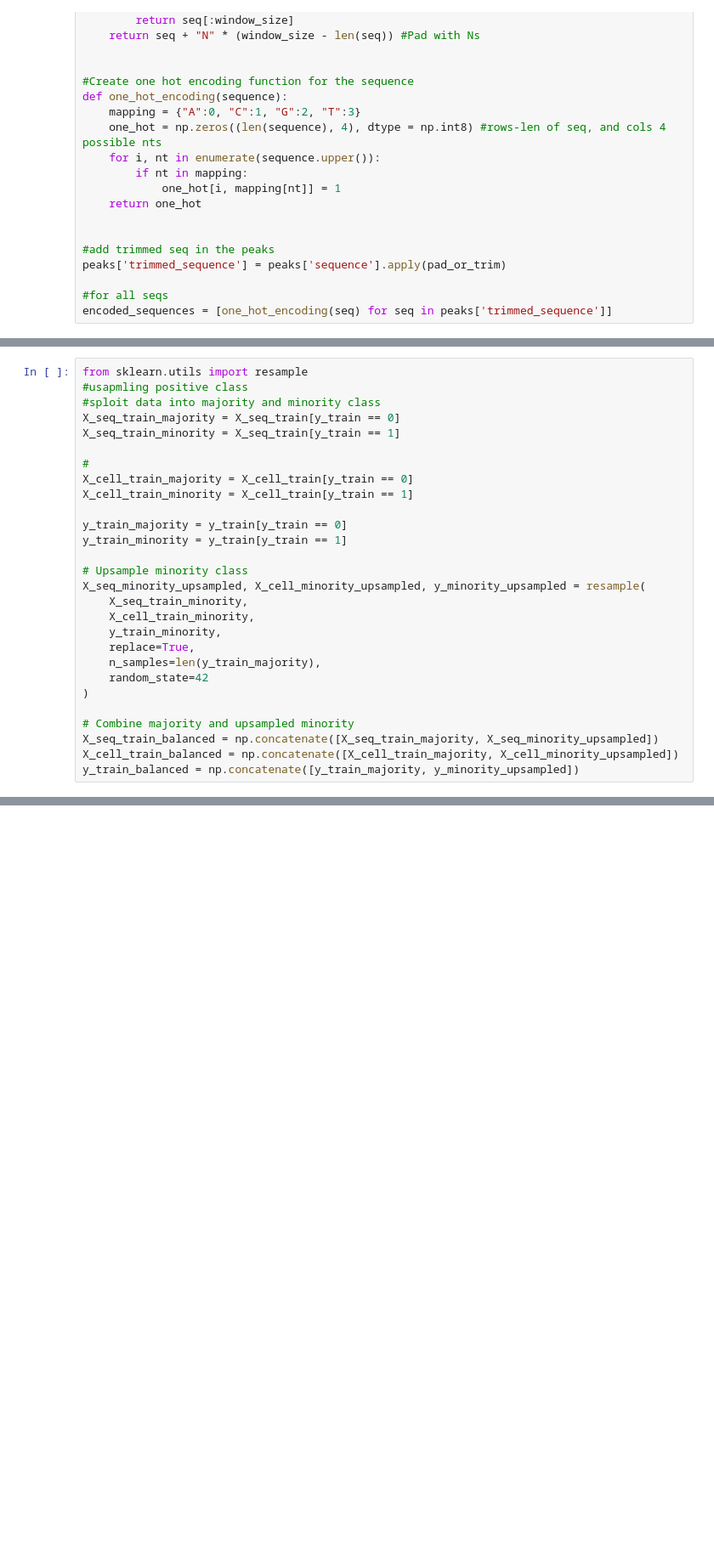
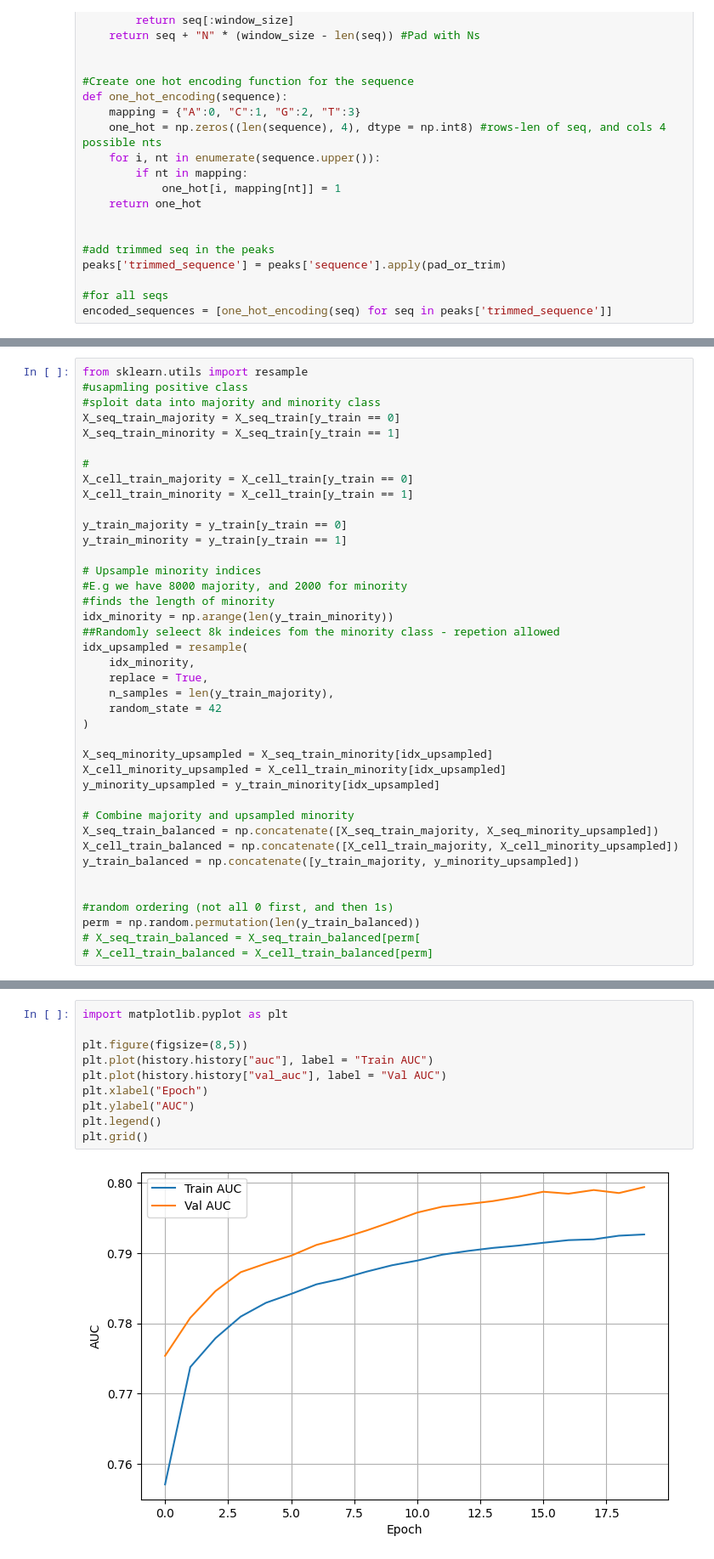
Before and after one commit to haris18s/portofolio, a Jupyter notebook: SAS-NET/SAS-NET.ipynb, the cells around one changed output, grey strips where cells are left out. Shown at 85% size. Cells and saved outputs as stored; diff of their text form; blank space fills up the shorter version.

```diff
--- a/SAS-NET/SAS-NET.ipynb
+++ b/SAS-NET/SAS-NET.ipynb
@@ -308,19 +375,31 @@ X_cell_train_minority = X_cell_train[y_train == 1]
 y_train_majority = y_train[y_train == 0]
 y_train_minority = y_train[y_train == 1]
 
-# Upsample minority class
-X_seq_minority_upsampled, X_cell_minority_upsampled, y_minority_upsampled = resample(
-    X_seq_train_minority,
-    X_cell_train_minority,
-    y_train_minority,
-    replace=True,
-    n_samples=len(y_train_majority),
-    random_state=42
+# Upsample minority indices
+#E.g we have 8000 majority, and 2000 for minority
+#finds the length of minority
+idx_minority = np.arange(len(y_train_minority))
+##Randomly seleect 8k indeices fom the minority class - repetion allowed
+idx_upsampled = resample(
+    idx_minority,
+    replace = True,
+    n_samples = len(y_train_majority),
+    random_state = 42
 )
+
+X_seq_minority_upsampled = X_seq_train_minority[idx_upsampled]
+X_cell_minority_upsampled = X_cell_train_minority[idx_upsampled]
+y_minority_upsampled = y_train_minority[idx_upsampled]
 
 # Combine majority and upsampled minority
 X_seq_train_balanced = np.concatenate([X_seq_train_majority, X_seq_minority_upsampled])
 X_cell_train_balanced = np.concatenate([X_cell_train_majority, X_cell_minority_upsampled])
 y_train_balanced = np.concatenate([y_train_majority, y_minority_upsampled])
+
+
+#random ordering (not all 0 first, and then 1s)
+perm = np.random.permutation(len(y_train_balanced))
+# X_seq_train_balanced = X_seq_train_balanced[perm[
+# X_cell_train_balanced = X_cell_train_balanced[perm]
 # %%
 from collections import Counter
@@ -449,0 +551,12 @@ Epoch 10/10
+# %%
+import matplotlib.pyplot as plt
+
+plt.figure(figsize=(8,5))
+plt.plot(history.history["auc"], label = "Train AUC")
+plt.plot(history.history["val_auc"], label = "Val AUC")
+plt.xlabel("Epoch")
+plt.ylabel("AUC")
+plt.legend()
+plt.grid()
+# %% [output]
+[figure, added]
```
Also changed, not shown: parts of 23 cells of this notebook.
